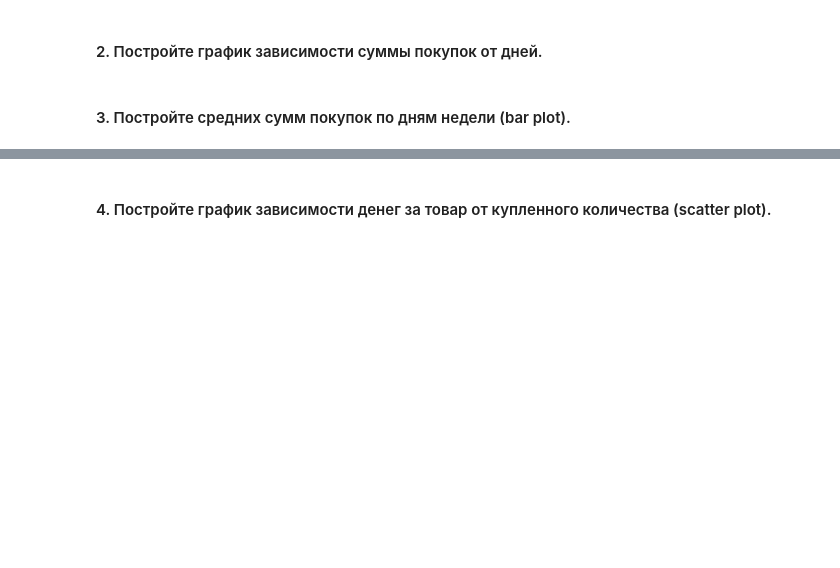
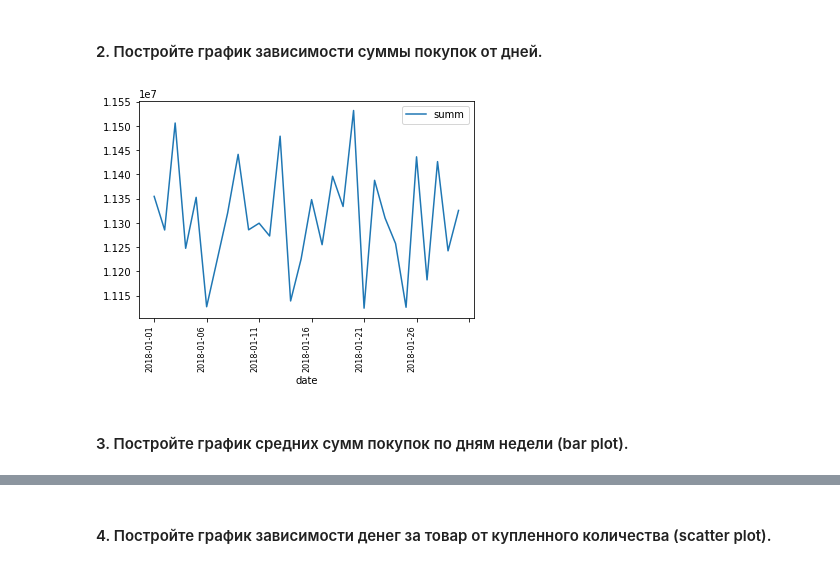
Before and after one commit to Renata-Yun/python_labs, a Jupyter notebook: Ataulina_R_DM&DB_lab1.ipynb, the cells around one changed output, grey strips where cells are left out. Cells and saved outputs as stored; diff of their text form; code cells hidden in the pictures; blank space fills up the shorter version.

```diff
--- a/Ataulina_R_DM&DB_lab1.ipynb
+++ b/Ataulina_R_DM&DB_lab1.ipynb
@@ -353,2 +374,12 @@ data
+# %%
+kek=pandas.DataFrame
+kek=(data.groupby(pandas.Grouper(key='date'))['price_ch'].sum().reset_index(name='summ'))
+kek.sort_values(by='date', inplace=True)
+
+kek.plot(x='date', y='summ')
+plt.xticks(rotation=90, horizontalalignment='right', fontsize=8)
+plt.show()
+# %% [output]
+[figure, added]
 # %% [markdown]
-#### 3. Постройте средних сумм покупок по дням недели (bar plot).
+#### 3. Постройте график средних сумм покупок по дням недели (bar plot).
```
Also changed, not shown: parts of 27 cells of this notebook.
